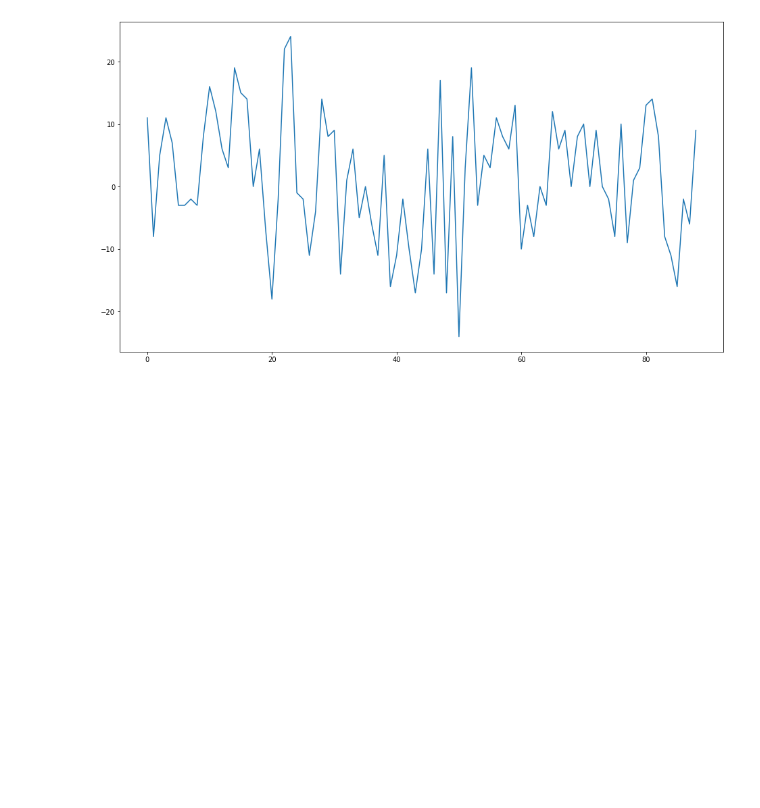
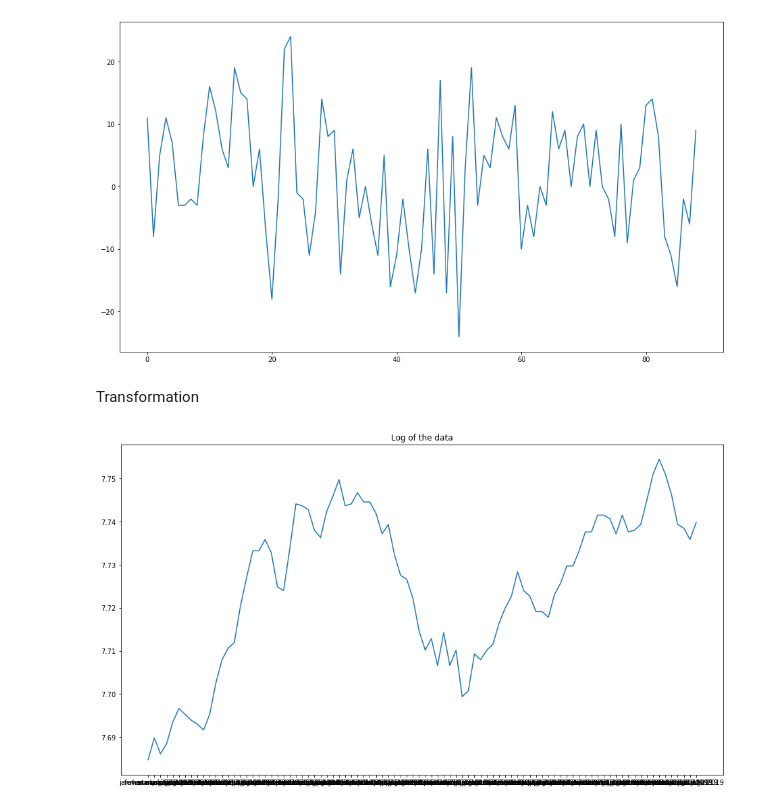
Before and after one commit to danilodsp/econometric, a Jupyter notebook: code/stationary_time-series_models/ARIMA.ipynb, the cells around one changed output. Cells and saved outputs as stored; diff of their text form; code cells hidden in the pictures; blank space fills up the shorter version.

```diff
--- a/code/stationary_time-series_models/ARIMA.ipynb
+++ b/code/stationary_time-series_models/ARIMA.ipynb
@@ -17,6 +17,7 @@ data = pd.read_csv('wage_brazil_20190929053435.csv',sep=';',header=1)
 wage = data.T
 # %%
 wage.drop(wage.index[0],inplace=True)
+wage[0] = wage[0].astype(float)
 # %%
 wage.head()
 # %% [output]
@@ -65,3 +66,13 @@ plt.plot(diff)
 plt.show()
 # %% [output]
 [figure]
+# %% [markdown]
+Transformation
+# %%
+ts_log = np.log(wage[0])
+plt.figure(figsize=(16,9))
+plt.title('Log of the data')
+plt.plot(ts_log)
+plt.show()
+# %% [output]
+[figure, added]
```
Also changed, not shown: parts of 10 cells of this notebook.
